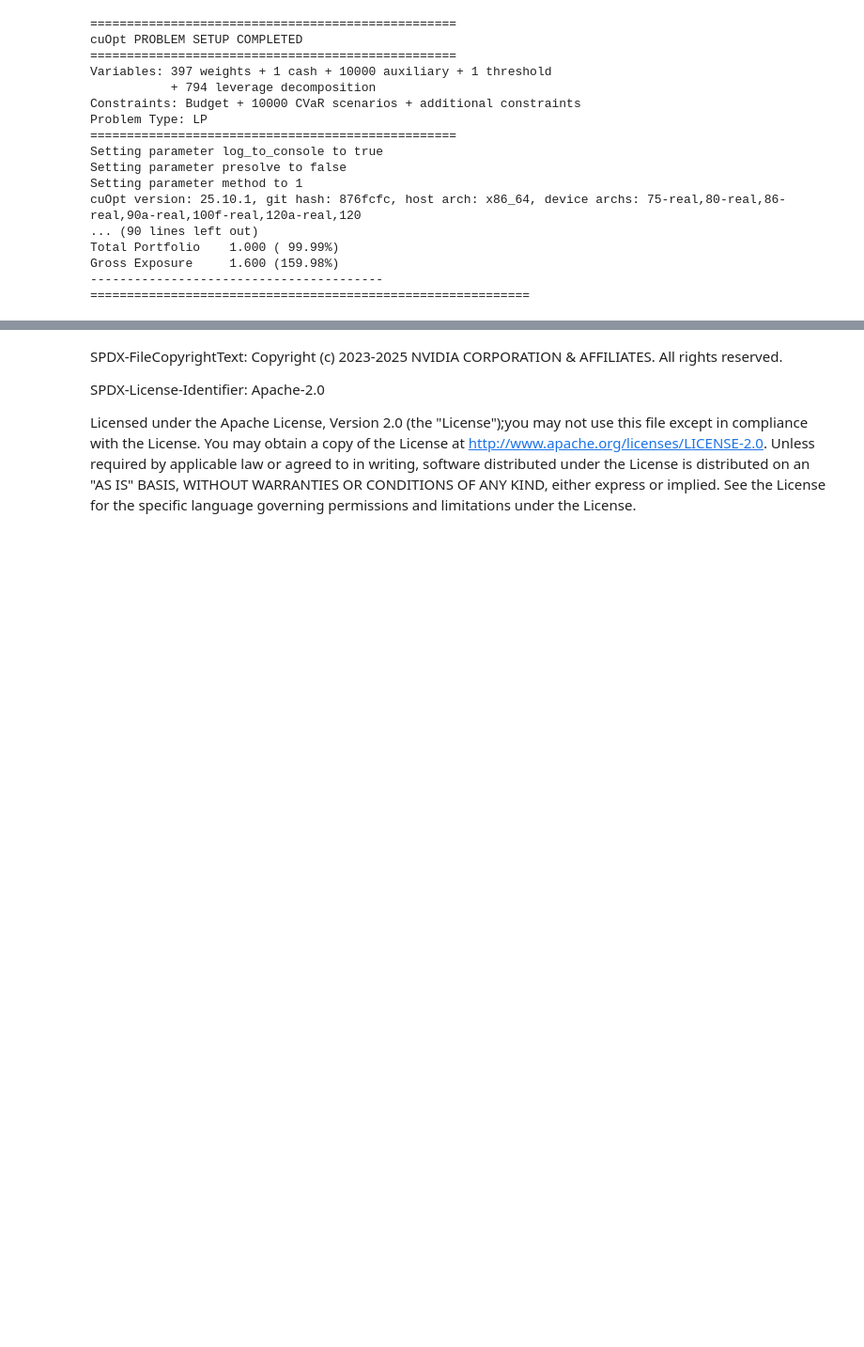
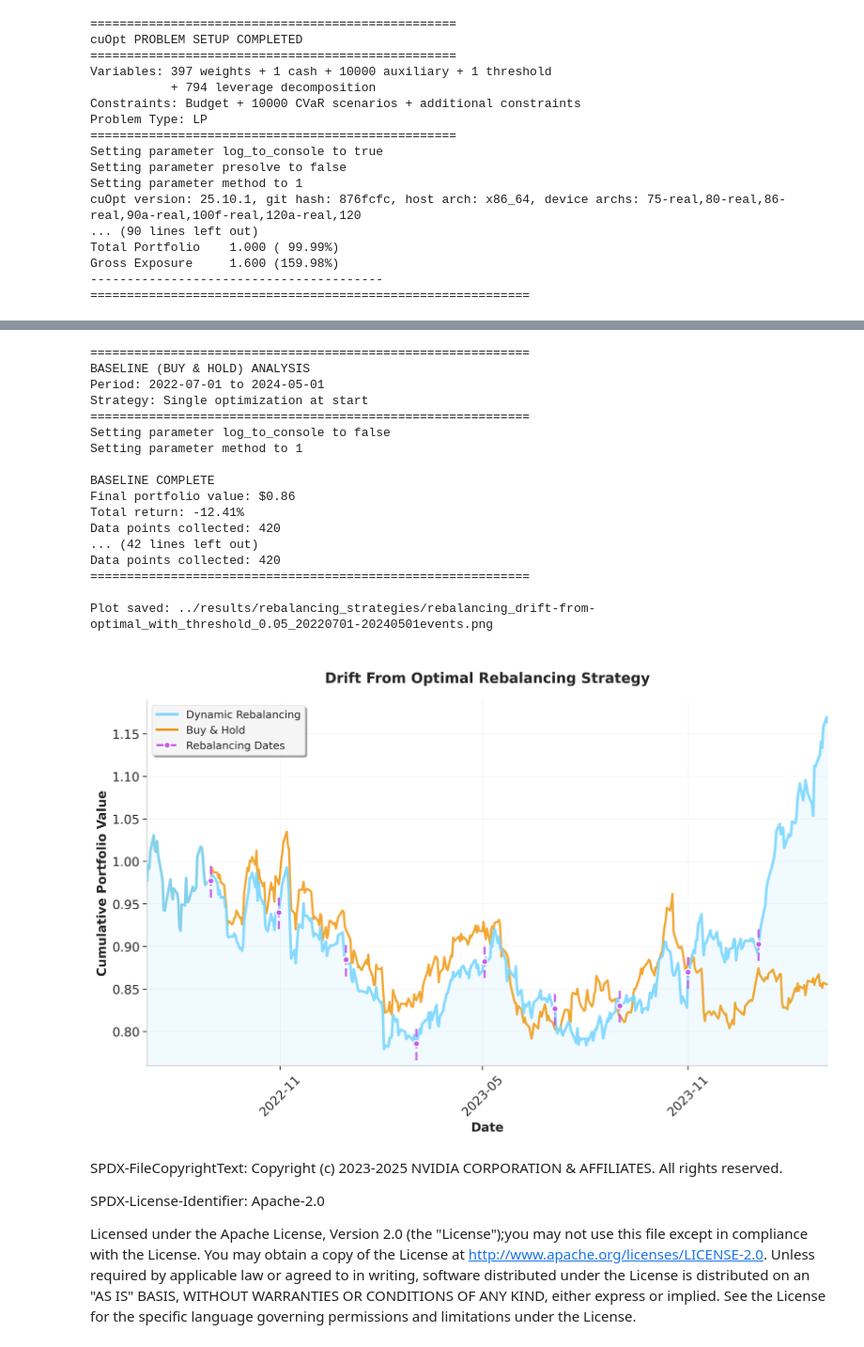
Before and after one commit to NVIDIA-AI-Blueprints/quantitative-portfolio-optimization, a Jupyter notebook: notebooks/launchable.ipynb, the cells around one changed output, grey strips where cells are left out. Shown at 94% size. Cells and saved outputs as stored; diff of their text form; code cells hidden in the pictures; blank space fills up the shorter version.

```diff
--- a/notebooks/launchable.ipynb
+++ b/notebooks/launchable.ipynb
@@ -840,3 +1069,61 @@ Gross Exposure     1.600 (159.98%)
+# %%
+# --- Select Scenario for Rebalancing ---
+selected_rebal_scenario_name = 'rebalancing_trading_period'
+rebal_trading_start_date, rebal_trading_end_date = "2022-07-01", "2024-05-01"
+
+# Look-back and look-forward windows for backtesting
+rebal_look_back_window = 252       # Historical period used for optimization (trading days)
+rebal_look_forward_window = 42     # Testing period (out-of-sample performance)
+
+# Define drift tolerance threshold
+drift_rebal_tolerance = 0.05        # Rebalance if weight deviation (L2 norm) exceeds tolerance
+
+# Set re-optimization criteria for drift
+drift_re_optimize_criteria = {
+    "type": "drift_from_optimal",
+    "threshold": drift_rebal_tolerance,
+    "norm": 1,                # Using L2 norm
+}
+
+#GPU solver
+solver_settings = {"solver": cp.CUOPT, "verbose": False, 'solver_method': 'PDLP'}
+
+# Execute portfolio rebalancing
+drift_rebalancing_obj = rebalance.rebalance_portfolio(
+    dataset_directory=sp500_dataset_directory,
+    returns_compute_settings = rebal_returns_compute_settings,
+    scenario_generation_settings = rebal_scenario_generation_settings,
+    trading_start=rebal_trading_start_date,
+    trading_end=rebal_trading_end_date,
+    look_forward_window=rebal_look_forward_window,
+    look_back_window=rebal_look_back_window,
+    cvar_params=rebal_tc_cvar_params,
+    solver_settings = solver_settings,
+    re_optimize_criteria=drift_re_optimize_criteria,
+    print_opt_result=False
+)
+
+# Retrieve and plot results
+drift_results_df, drift_re_optimize_dates, cumulative_portfolio_value_array = drift_rebalancing_obj.re_optimize(plot_results=True, save_plot = True, results_dir = "../results/rebalancing_strategies")
+# %% [output]
+============================================================
+BASELINE (BUY & HOLD) ANALYSIS
+Period: 2022-07-01 to 2024-05-01
+Strategy: Single optimization at start
+============================================================
+Setting parameter log_to_console to false
+Setting parameter method to 1
+
+BASELINE COMPLETE
+Final portfolio value: $0.86
+Total return: -12.41%
+Data points collected: 420
+... (42 lines left out)
+Data points collected: 420
+============================================================
+
+Plot saved: ../results/rebalancing_strategies/rebalancing_drift-from-optimal_with_threshold_0.05_20220701-20240501events.png
+[figure, added]
 # %% [markdown]
 SPDX-FileCopyrightText: Copyright (c) 2023-2025 NVIDIA CORPORATION & AFFILIATES. All rights reserved.
 
```
Also changed, not shown: parts of 28 cells of this notebook, 6 other files.
